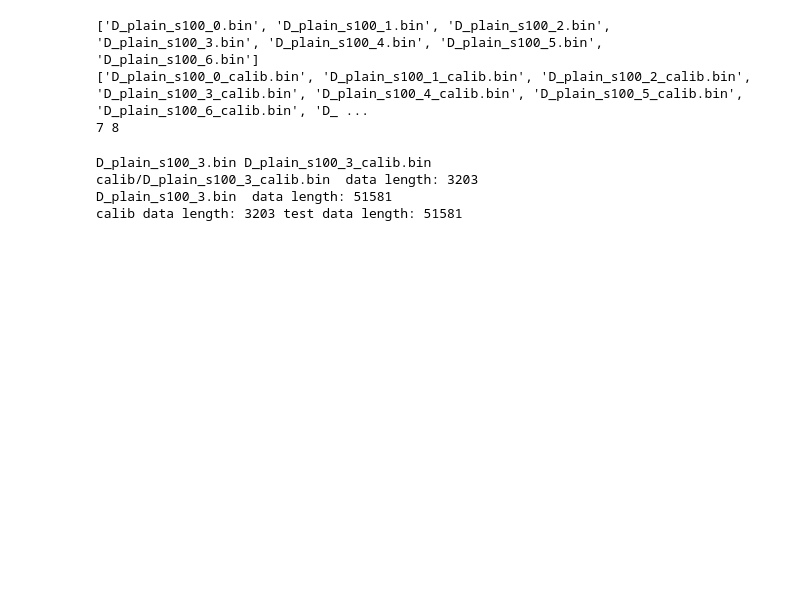
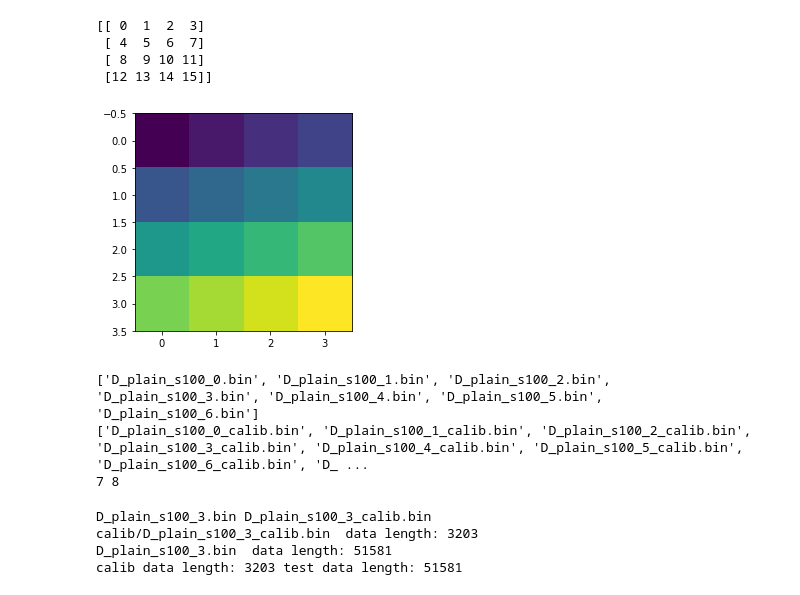
Before and after one commit to zhihuaz0413/fsr_experiments, a Jupyter notebook: test_trajectory/test_data_new_wave.ipynb, the cells around one changed output. Saved outputs shown, nothing was run; the diff lists cells and outputs as text; code cells hidden in the pictures; blank space fills up the shorter version.

```diff
--- a/test_trajectory/test_data_new_wave.ipynb
+++ b/test_trajectory/test_data_new_wave.ipynb
@@ -49,6 +49,19 @@ def read_fsr_msg(file_f):
     fsrmsg.ParseFromString(f.read())
   print(file_f, ' data length:', len(fsrmsg.fsr_data))
   return fsrmsg
+# %%
+import matplotlib.pyplot as plt
+import numpy as np
+
+acc = np.arange(16).reshape(4,4)
+plt.imshow(acc, cmap='viridis', interpolation='none')
+print(acc)
+# %% [output]
+[[ 0  1  2  3]
+ [ 4  5  6  7]
+ [ 8  9 10 11]
+ [12 13 14 15]]
+[figure, added]
 # %%
 import glob
 fsr_data_all = glob.glob(data_dir + 'fsr/*.bin')
```
Also changed, not shown: 7 other files.
